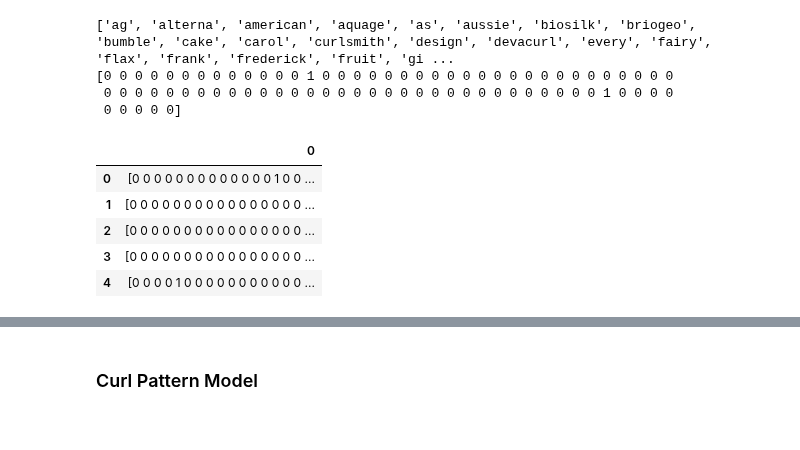
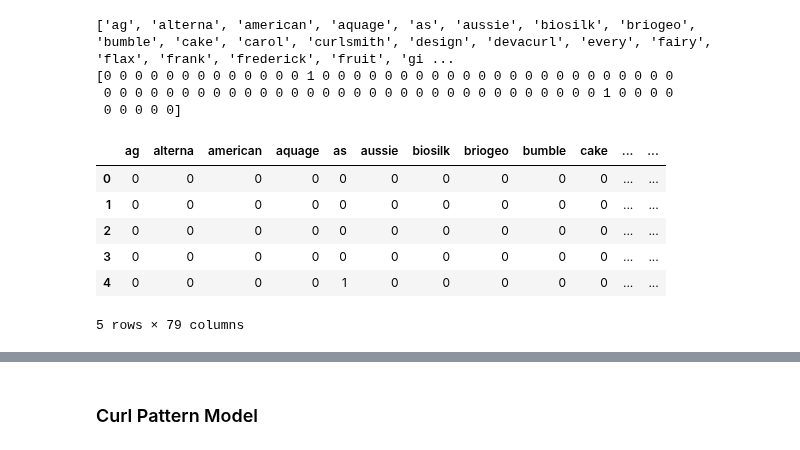
Before and after one commit to 99KHayes/products-for-curlies, a Jupyter notebook: notebooks/03_analysis/20190911-kph-models-on-cleaned-data.ipynb, the cells around one changed output, grey strips where cells are left out. Drawn from its saved outputs; the diff is of its cells as text; code cells hidden in the pictures.

```diff
--- a/notebooks/03_analysis/20190911-kph-models-on-cleaned-data.ipynb
+++ b/notebooks/03_analysis/20190911-kph-models-on-cleaned-data.ipynb
@@ -153,7 +153,8 @@ products_df.shape
 vectorizer = CountVectorizer()
 x = vectorizer.fit_transform(products_df['relevant_products'].values)
 list_of_vectors= x.toarray()
-print(vectorizer.get_feature_names())
+feature_names = list(vectorizer.get_feature_names())
+print(feature_names)
 print(list_of_vectors[0])
 # %% [output]
 ['ag', 'alterna', 'american', 'aquage', 'as', 'aussie', 'biosilk', 'briogeo', 'bumble', 'cake', 'carol', 'curlsmith', 'design', 'devacurl', 'every', 'fairy', 'flax', 'frank', 'frederick', 'fruit', 'gi ...
@@ -161,15 +162,17 @@ print(list_of_vectors[0])
  0 0 0 0 0 0 0 0 0 0 0 0 0 0 0 0 0 0 0 0 0 0 0 0 0 0 0 0 0 0 0 0 1 0 0 0 0
  0 0 0 0 0]
 # %%
-vector_list = []
-for x in range(len(list_of_vectors)):
-    vector_list.append(str(list_of_vectors[x]))
-vector_df = pd.DataFrame(vector_list)
+# vector_list = []
+# for x in range(len(list_of_vectors)):
+#     vector_list.append(str(list_of_vectors[x]))
+vector_df = pd.DataFrame(list_of_vectors)
+vector_df.columns = feature_names
 vector_df.head()
 # %% [output]
-|  | 0 |
-| 0 | [0 0 0 0 0 0 0 0 0 0 0 0 0 1 0 0 ... |
-| 1 | [0 0 0 0 0 0 0 0 0 0 0 0 0 0 0 0 ... |
-| 2 | [0 0 0 0 0 0 0 0 0 0 0 0 0 0 0 0 ... |
-| 3 | [0 0 0 0 0 0 0 0 0 0 0 0 0 0 0 0 ... |
-| 4 | [0 0 0 0 1 0 0 0 0 0 0 0 0 0 0 0 ... |
+|  | ag | alterna | american | aquage | as | aussie | biosilk | briogeo | bumble | cake | ... | ... |
+| 0 | 0 | 0 | 0 | 0 | 0 | 0 | 0 | 0 | 0 | 0 | ... | ... |
+| 1 | 0 | 0 | 0 | 0 | 0 | 0 | 0 | 0 | 0 | 0 | ... | ... |
+| 2 | 0 | 0 | 0 | 0 | 0 | 0 | 0 | 0 | 0 | 0 | ... | ... |
+| 3 | 0 | 0 | 0 | 0 | 0 | 0 | 0 | 0 | 0 | 0 | ... | ... |
+| 4 | 0 | 0 | 0 | 0 | 1 | 0 | 0 | 0 | 0 | 0 | ... | ... |
+5 rows × 79 columns
```
Also changed, not shown: parts of 24 cells of this notebook, 2 other files.
